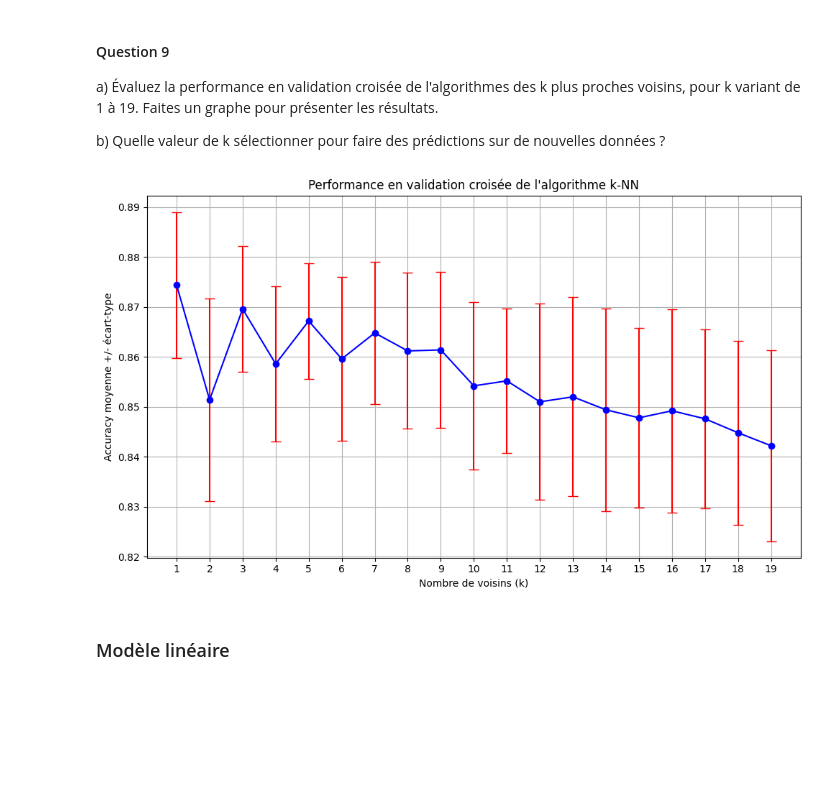
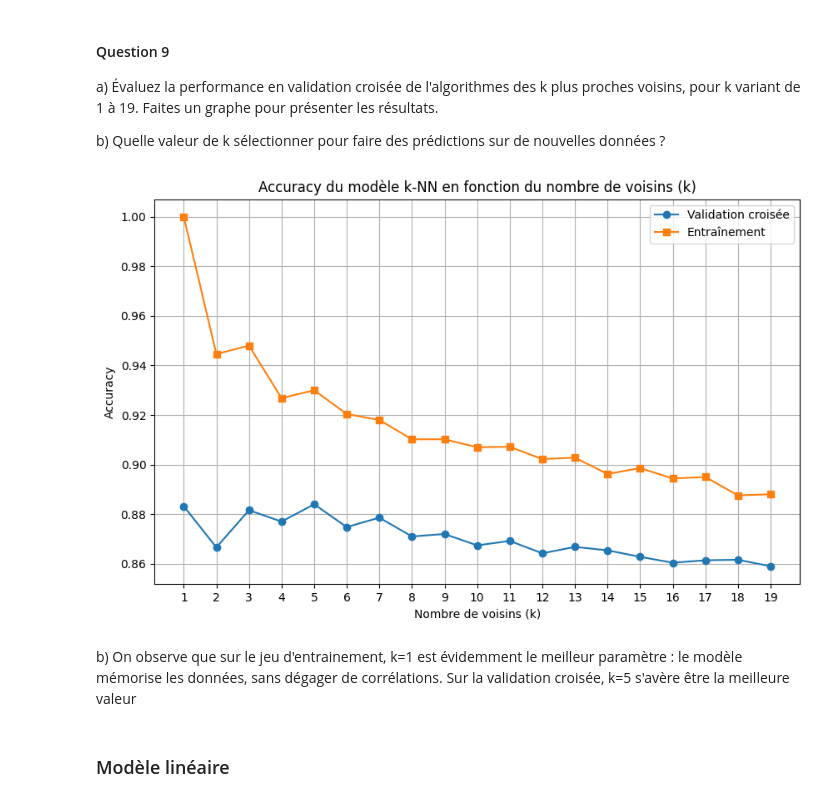
Before and after one commit to AugustinFrr/Projet-SDD-2024, a Jupyter notebook: Projet_SDD_2024.ipynb, the cells around one changed output. Cells and saved outputs as stored; diff of their text form; code cells hidden in the pictures; blank space fills up the shorter version.

```diff
--- a/Projet_SDD_2024.ipynb
+++ b/Projet_SDD_2024.ipynb
@@ -296,51 +295,52 @@ a) Évaluez la performance en validation croisée de l'algorithmes des k plus pr
 
 b) Quelle valeur de k sélectionner pour faire des prédictions sur de nouvelles données ?
 # %%
-cv_scores_mean = []
-cv_scores_std = []
-k_values = range(1, 20)
+import numpy as np
+import matplotlib.pyplot as plt
+from sklearn.model_selection import cross_val_score, KFold
+from sklearn.neighbors import KNeighborsClassifier
+from sklearn.metrics import accuracy_score
 
-for k in k_values:
-    knn_model = neighbors.KNeighborsClassifier(n_neighbors=k)
-    fold_scores = []
 
-    for train_index, val_index in kf.split(X_public_preprocessed):
-        X_train_fold, X_val_fold = X_public_preprocessed[train_index], X_public_preprocessed[val_index]
-        y_train_fold, y_val_fold = y_public[train_index], y_public[val_index]
+n_folds = 5  # Nombre de folds pour la validation croisée
+kf = KFold(n_splits=n_folds, shuffle=True, random_state=42)
 
-        # Entraînement du modèle sur le fold d'entraînement
-        knn_model.fit(X_train_fold, y_train_fold)
+k_range = range(1, 20)
+cv_scores_mean = []  # Liste pour stocker les scores moyens en validation croisée
+train_scores = []    # Liste pour stocker les scores sur l'ensemble d'entraînement
 
-        # Prédictions sur le fold de validation
-        y_pred_fold = knn_model.predict(X_val_fold)
+for k in k_range:
+    # Initialisation du modèle k-NN avec k voisins
+    knn_model = KNeighborsClassifier(n_neighbors=k)
 
-        # Calcul de l'accuracy pour ce fold
-        accuracy_fold = accuracy_score(y_val_fold, y_pred_fold)
-        fold_scores.append(accuracy_fold)
+    # Calcul de l'accuracy en validation croisée
+    cv_scores = cross_val_score(knn_model, X_public, y_public, cv=kf, scoring='accuracy')
+    cv_scores_mean.append(cv_scores.mean())
 
-    # Calcul de l'accuracy moyenne et écart-type sur les folds pour ce k
-    mean_score = np.mean(fold_scores)
-    std_score = np.std(fold_scores)
+    # Entraînement du modèle k-NN sur l'ensemble d'entraînement
+    knn_model.fit(X_public, y_public)
 
-    cv_scores_mean.append(mean_score)
-    cv_scores_std.append(std_score)
+    # Prédiction sur l'ensemble d'entraînement
+    y_pred_train = knn_model.predict(X_public)
 
-# Conversion en numpy array pour manipulation plus facile
-cv_scores_mean = np.array(cv_scores_mean)
-cv_scores_std = np.array(cv_scores_std)
+    # Calcul de l'accuracy sur l'ensemble d'entraînement
+    train_accuracy = accuracy_score(y_public, y_pred_train)
+    train_scores.append(train_accuracy)
 
-# Affichage des résultats sous forme de graphe
 plt.figure(figsize=(10, 6))
-plt.errorbar(k_values, cv_scores_mean, yerr=cv_scores_std, fmt='-o', color='b', ecolor='r', capsize=5)
-plt.title('Performance en validation croisée de l\'algorithme k-NN')
+plt.plot(k_range, cv_scores_mean, label='Validation croisée', marker='o')
+plt.plot(k_range, train_scores, label='Entraînement', marker='s')
+plt.title('Accuracy du modèle k-NN en fonction du nombre de voisins (k)')
 plt.xlabel('Nombre de voisins (k)')
-plt.ylabel('Accuracy moyenne +/- écart-type')
-plt.xticks(k_values)
+plt.ylabel('Accuracy')
+plt.xticks(k_range)
+plt.legend()
 plt.grid(True)
-plt.tight_layout()
 plt.show()
 # %% [output]
-[figure, old version]
+[figure, new version]
+# %% [markdown]
+b) On observe que sur le jeu d'entrainement, k=1 est évidemment le meilleur paramètre : le modèle mémorise les données, sans dégager de corrélations. Sur la validation croisée, k=5 s'avère être la meilleure valeur
 # %% [markdown]
 ### Modèle linéaire
 # %% [markdown]
```
Also changed, not shown: parts of 12 cells of this notebook, 1 other file.
